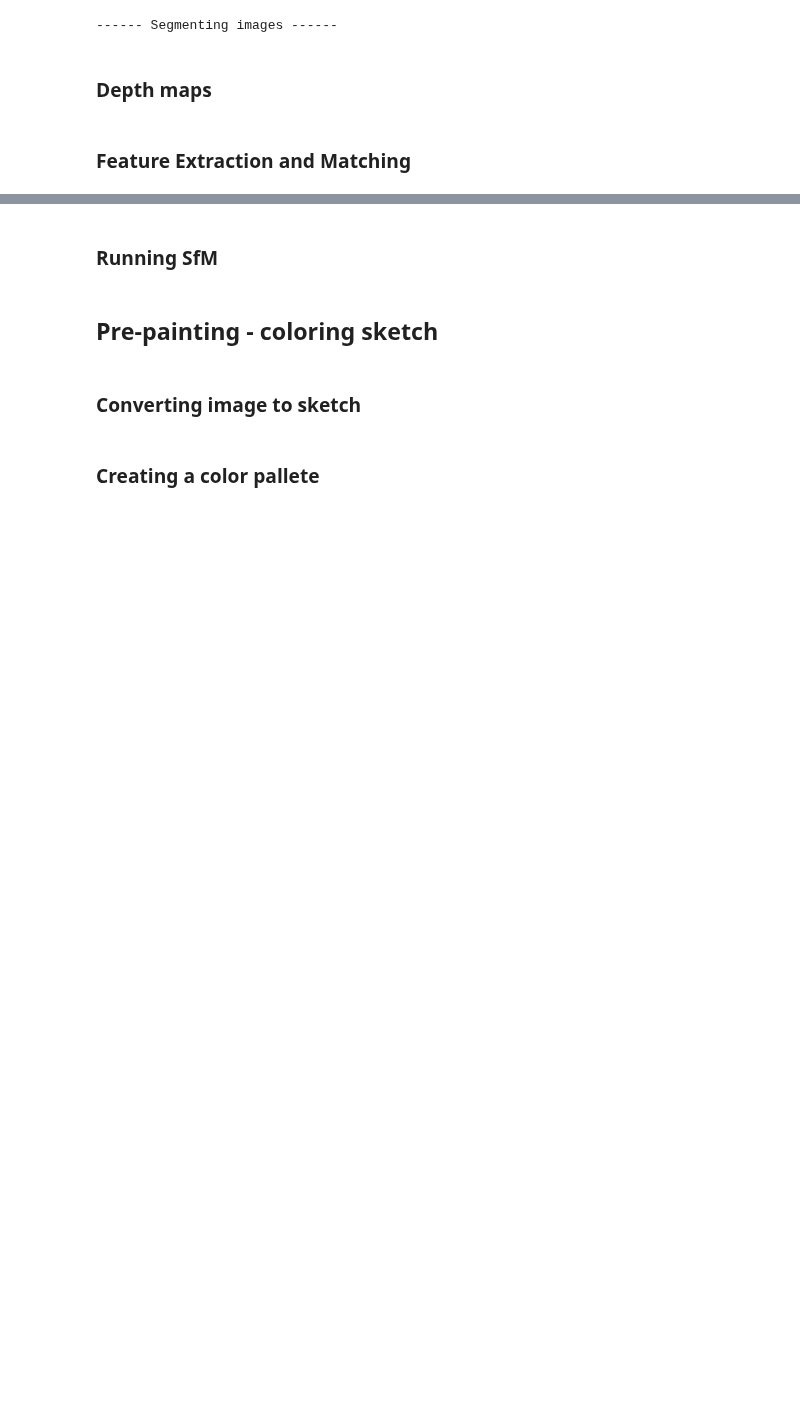
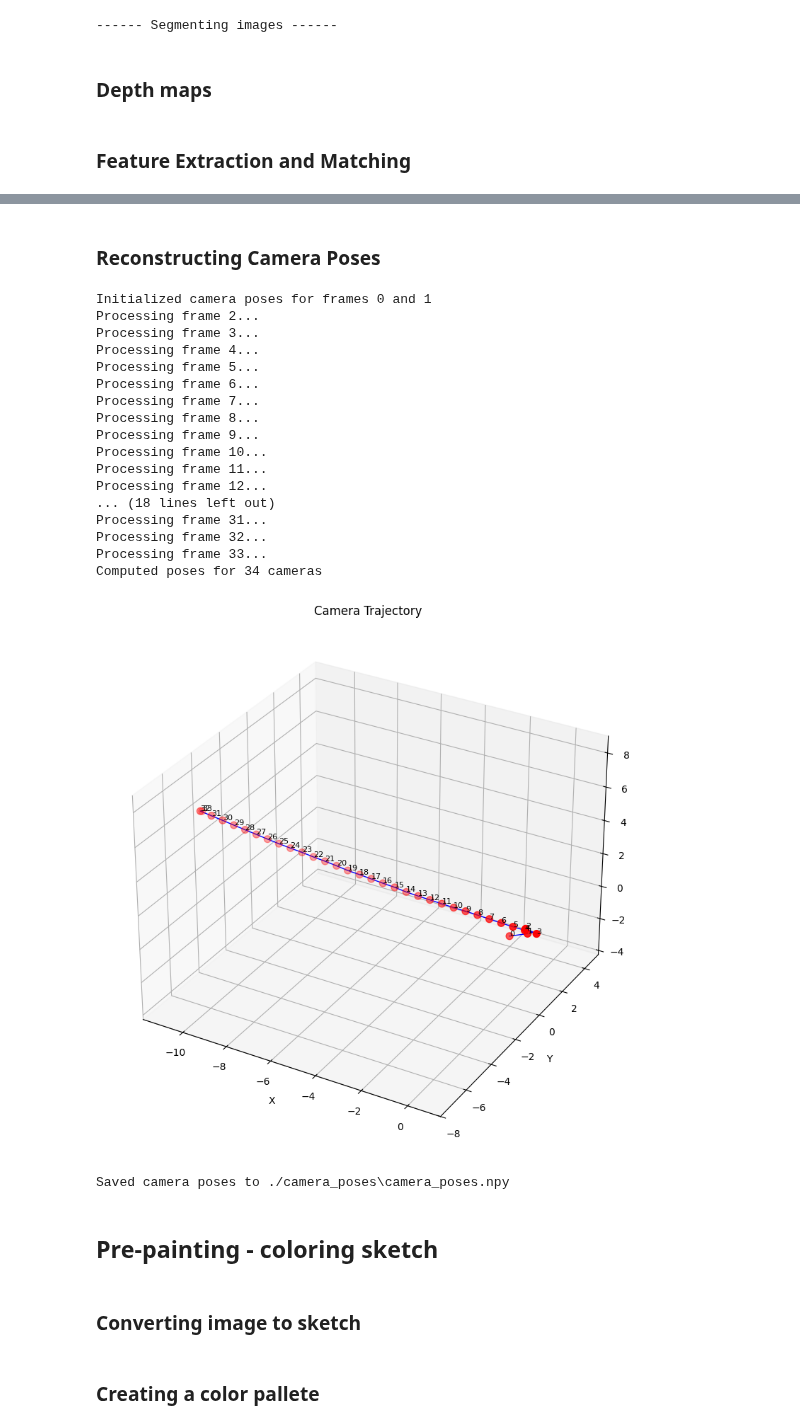
Before and after one commit to GustavoSantiago113/MiniAid, a Jupyter notebook: backgroundFunctions/backgroundFunctions.ipynb, the cells around one changed output, grey strips where cells are left out. Saved outputs shown, nothing was run; the diff lists cells and outputs as text; code cells hidden in the pictures; blank space fills up the shorter version.

Commit message:
chore: camera reconstruction - partially done

```diff
--- a/backgroundFunctions/backgroundFunctions.ipynb
+++ b/backgroundFunctions/backgroundFunctions.ipynb
@@ -675,9 +518,0 @@ def select_initial_pair(tracks, num_images, min_matches=50):
-# %%
-image_folder = "./segmented_images"
-
-image_files = sorted(glob.glob(os.path.join(image_folder, "*.png")))
-num_images = len(image_files)
-
-# Step 3: Select initial pair
-initial_pair = select_initial_pair(tracks, num_images)
-print(f"Selected initial pair: {initial_pair}")
@@ -1029,2 +518,0 @@ def bundle_adjustment(camera_poses, points3D, point_track_ids, tracks, K_matrix)
-# %% [markdown]
-### Running SfM
@@ -1113,8 +519,2 @@ def save_results(output_folder, camera_poses, points3D, point_track_ids, K_matri
-# %%
-image_folder = "./segmented_images"
-output_folder = "./sfm_output"
-
-camera_poses, points3D = run_sfm_pipeline(image_folder, output_folder)
-
-print("Reconstruction completed!")
-print(f"Reconstructed {len(camera_poses)} cameras and {len(points3D)} 3D points")
+# %% [markdown]
+### Reconstructing Camera Poses
@@ -1120,0 +938,59 @@ print(f"Reconstructed {len(camera_poses)} cameras and {len(points3D)} 3D points"
+# %%
+output_folder = "./camera_poses"
+matches_folder = "./matches"
+
+if output_folder:
+    os.makedirs(output_folder, exist_ok=True)
+
+# Initialize pose estimator with custom camera intrinsics if needed
+K_matrix = np.array([
+    [224, 0, 525],  # fx, 0, cx
+    [0, 496, 525],  # 0, fy, cy
+    [0, 0, 1]        # 0, 0, 1
+])
+
+estimator = CameraPoseEstimator(matches_folder, K_matrix=K_matrix)
+
+# Compute camera poses
+estimator.compute_camera_poses()
+
+# Visualize results
+estimator.plot_camera_trajectory()
+
+# Save camera poses if output folder is specified
+if output_folder:
+    camera_data = {
+        'poses': {},
+        'centers': {}
+    }
+
+    for idx, pose in estimator.camera_poses.items():
+        camera_data['poses'][idx] = {
+            'R': pose['R'],
+            't': pose['t'],
+            'P': pose['P']
+        }
+        camera_data['centers'][idx] = estimator.camera_centers[idx]
+
+    np.save(os.path.join(output_folder, 'camera_poses.npy'), camera_data)
+    print(f"Saved camera poses to {os.path.join(output_folder, 'camera_poses.npy')}")
+# %% [output]
+Initialized camera poses for frames 0 and 1
+Processing frame 2...
+Processing frame 3...
+Processing frame 4...
+Processing frame 5...
+Processing frame 6...
+Processing frame 7...
+Processing frame 8...
+Processing frame 9...
+Processing frame 10...
+Processing frame 11...
+Processing frame 12...
+... (18 lines left out)
+Processing frame 31...
+Processing frame 32...
+Processing frame 33...
+Computed poses for 34 cameras
+[figure, added]
+Saved camera poses to ./camera_poses\camera_poses.npy
```
Also changed, not shown: parts of 18 cells of this notebook, 1 other file.
